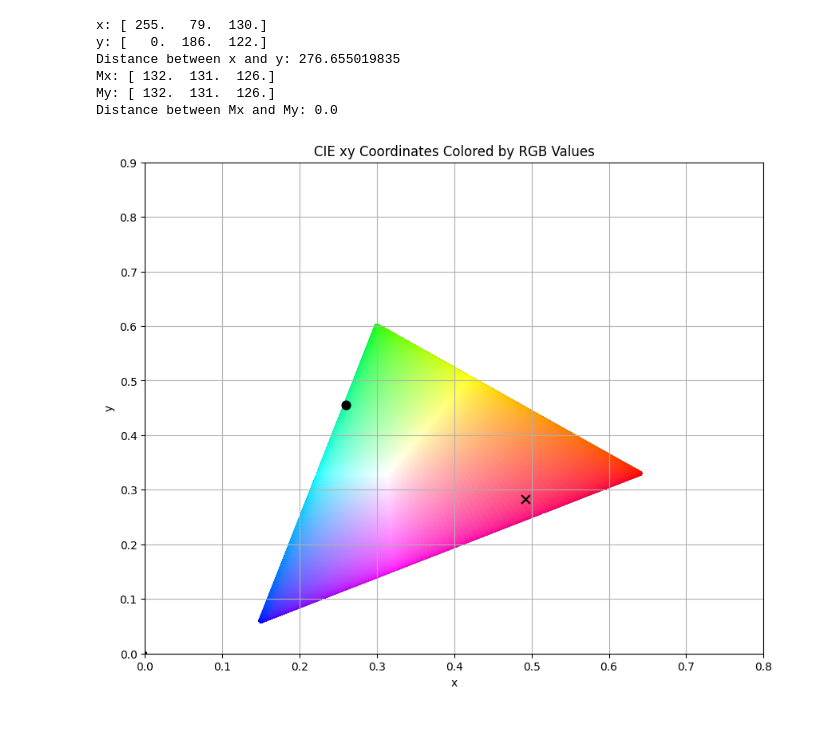
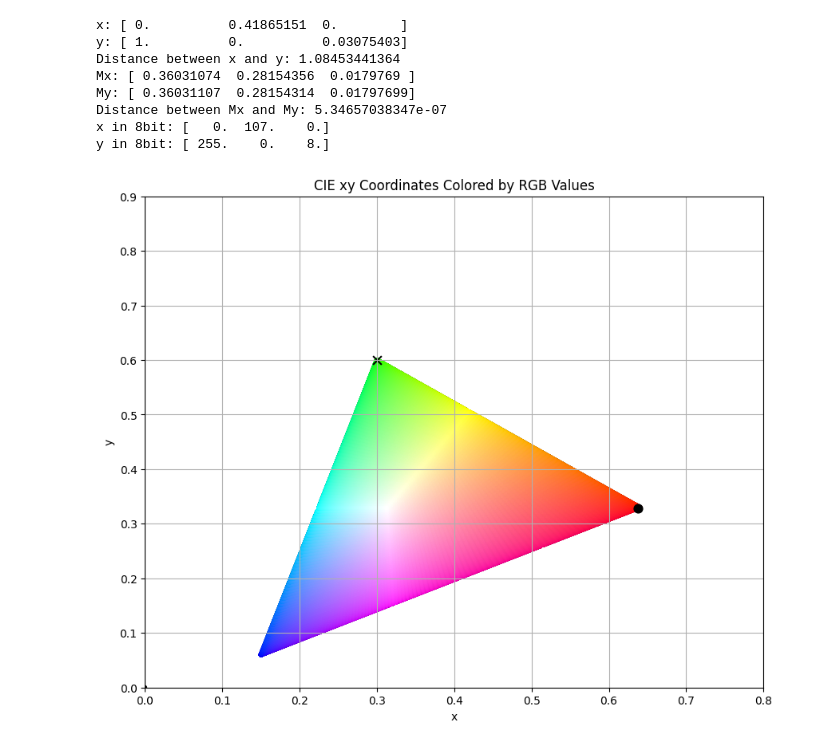
Before and after one commit to TimBerti/ColorPairs, a Jupyter notebook: color_pairs_optimization.ipynb, the cells around one changed output. Drawn from its saved outputs; the diff is of its cells as text; code cells hidden in the pictures.

Commit message:
CPLEX solver

```diff
--- a/color_pairs_optimization.ipynb
+++ b/color_pairs_optimization.ipynb
@@ -30,35 +26,43 @@ M = colour.blindness.matrix_cvd_Machado2009('Deuteranomaly', 1)
 I_tilde = np.concatenate([I, -I], axis=1) # 3x6 Matrix
 M_tilde = np.concatenate([M, -M], axis=1) # 3x6 Matrix
 
-A = I_tilde.T@I_tilde
-B = M_tilde.T@M_tilde
+A = I_tilde.T@I_tilde # 6x6 Matrix
+B = M_tilde.T@M_tilde # 6x6 Matrix
 
-def objective(z):
-    return z.T @ B @ z / (z.T @ A @ z + 1e-15)  # Adding a small constant to avoid division by zero
+alpha = 1
+beta = 1e9
 
-bounds = [(0, 1)]*6
+z = cp.Variable(6)
 
-current_best = np.inf
-for _ in range(500):
-    initial_guess = np.random.rand(6)
-    result = minimize(objective, initial_guess, bounds=bounds, method='SLSQP')
-    if result.fun < current_best:
-        current_best = result.fun
-        x, y = np.round(255*result.x[:3]), np.round(255*result.x[3:])
+x_dummy = cp.Variable(1, integer=True)
+objective = cp.quad_form(z, beta*B - alpha*A, assume_PSD=True)
+
+constraints = [x_dummy == 0, 0 <= z, z <= 1]
+
+problem = cp.Problem(cp.Minimize(objective), constraints)
+
+problem.solve(solver=cp.CPLEX, cplex_params={"optimalitytarget": 3})
+
+x, y = z.value[:3], z.value[3:]
 
 print('x:', x)
 print('y:', y)
 print('Distance between x and y:', np.linalg.norm(y - x))
-print('Mx:', np.round(M.dot(x)))
-print('My:', np.round(M.dot(y)))
-print('Distance between Mx and My:', np.linalg.norm(np.round(M.dot(x)) - np.round(M.dot(y))))
+print('Mx:', M.dot(x))
+print('My:', M.dot(y))
+print('Distance between Mx and My:', np.linalg.norm((M.dot(x)) - M.dot(y)))
+
+print('x in 8bit:', np.round(x*255))
+print('y in 8bit:', np.round(y*255))
 # %% [output]
-x: [ 255.   79.  130.]
-y: [   0.  186.  122.]
-Distance between x and y: 276.655019835
-Mx: [ 132.  131.  126.]
-My: [ 132.  131.  126.]
-Distance between Mx and My: 0.0
+x: [ 0.          0.41865151  0.        ]
+y: [ 1.          0.          0.03075403]
+Distance between x and y: 1.08453441364
+Mx: [ 0.36031074  0.28154356  0.0179769 ]
+My: [ 0.36031107  0.28154314  0.01797699]
+Distance between Mx and My: 5.34657038347e-07
+x in 8bit: [   0.  107.    0.]
+y in 8bit: [ 255.    0.    8.]
 # %%
 def create_colorspace_grid(resolution=10):
     r, g, b = np.meshgrid(np.linspace(0, 1, resolution),
@@ -94,36 +98,36 @@ def xyz_to_xy(xyz):
 def rgb_to_cie_xy(rgb_array):
     xyz_array = rgb_to_xyz(rgb_array)
     return xyz_to_xy(xyz_array)
 
 def plot_colored_coordinates(xy_coords, rgb_values, title, x_markers=None, y_markers=None):
     plt.figure(figsize=(10, 8))
 
     plt.scatter(xy_coords[:, 0], xy_coords[:, 1], c=rgb_values, s=10)
 
     if x_markers is not None:
         xy_coords_x = rgb_to_cie_xy(x_markers)
         plt.scatter(xy_coords_x[:, 0], xy_coords_x[:, 1], c='black', s=60, marker='x')
 
     if y_markers is not None:
         xy_coords_y = rgb_to_cie_xy(y_markers)
         plt.scatter(xy_coords_y[:, 0], xy_coords_y[:, 1], c='black', s=60, marker='o')
 
     plt.xlim([0, 0.8])
     plt.ylim([0, 0.9])
 
     plt.xlabel('x')
     plt.ylabel('y')
     plt.title(title)
     plt.grid(True)
     return plt
 
-x_markers = np.array([np.round(255*x)/255])
-y_markers = np.array([np.round(255*y)/255])
+x_markers = np.array([x])
+y_markers = np.array([y])
 colorspace = create_colorspace_grid(60)
 cie_xy_coords = rgb_to_cie_xy(colorspace)
 plot_colored_coordinates(cie_xy_coords, colorspace, 'CIE xy Coordinates Colored by RGB Values', x_markers=x_markers, y_markers=y_markers);
 # %% [output]
-[figure, old version]
+[figure, new version]
 # %%
 colors_cvd = M.dot(colorspace.T).T.clip(0,1)
 plot_colored_coordinates(cie_xy_coords, colors_cvd, f'CIE xy Coordinates Colored by RGB Values as seen by someone with Deuteranomaly', x_markers=x_markers, y_markers=y_markers);
```
Also changed, not shown: parts of 3 cells of this notebook.
